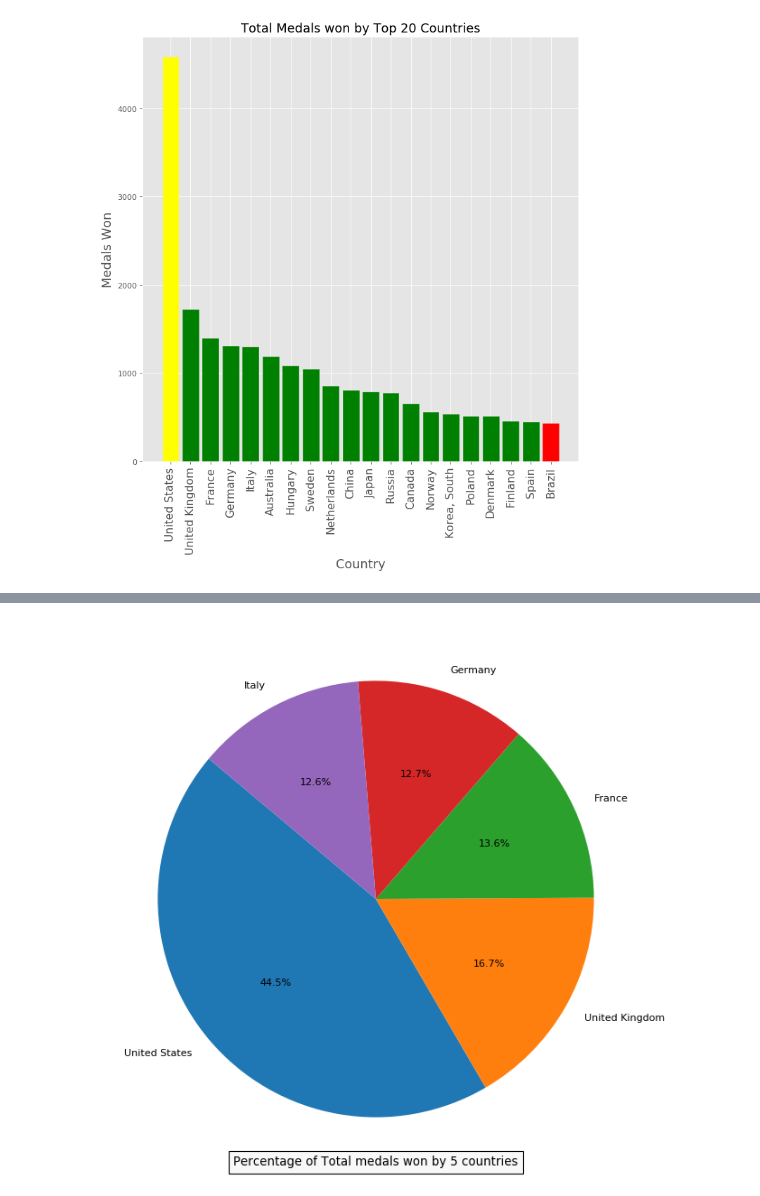
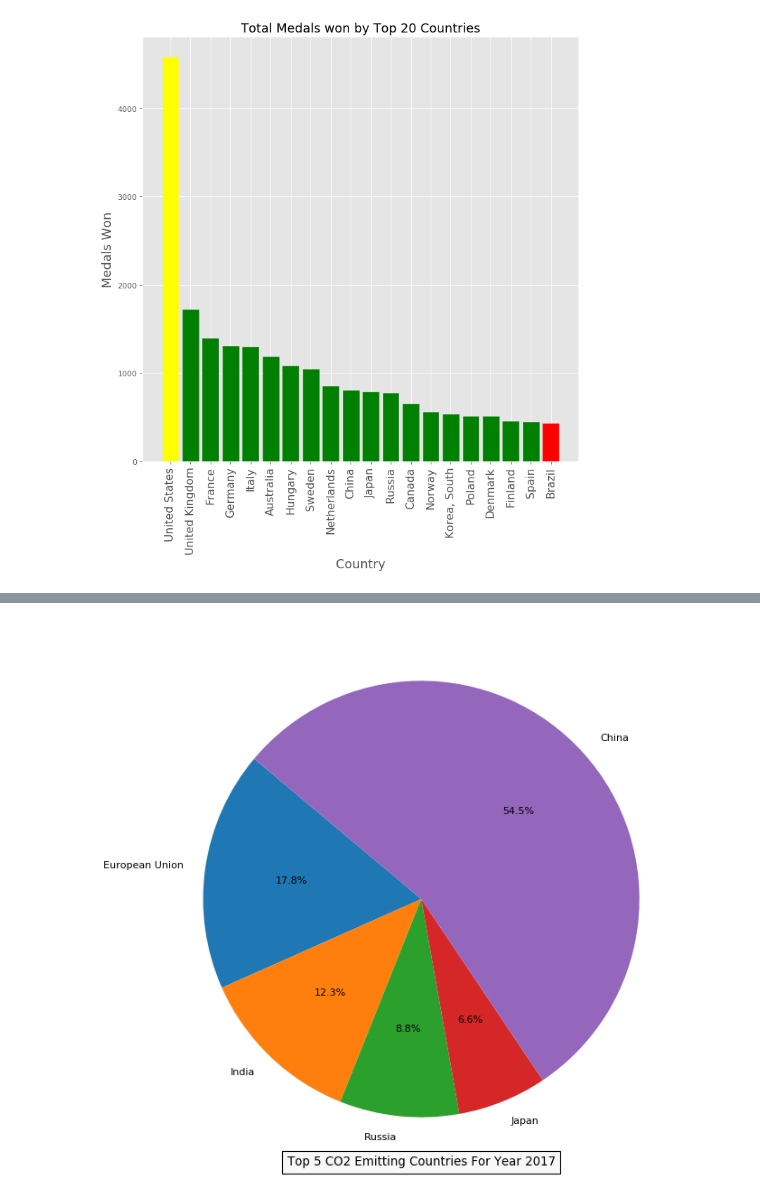
Before and after one commit to gk22aan/Applied-Data-Science-1--Assingment-1, a Jupyter notebook: Assingment_ADS_1.ipynb, the cells around one changed output, grey strips where cells are left out. Cells and saved outputs as stored; diff of their text form; code cells hidden in the pictures.

Commit message:
Changed the Pie plot Dataset

```diff
--- a/Assingment_ADS_1.ipynb
+++ b/Assingment_ADS_1.ipynb
@@ -259,4 +260,7 @@ pd.DataFrame(Total_Olympics_Medals)
+# %%
+Carbon_Emission_Data =  Carbon_Emission_Data.loc[:,['Country','Fossil CO2 emissions']]
+# %%
+Carbon_Emission_Data_Country = pd.DataFrame(Carbon_Emission_Data)
 # %%
-Total_Olympics_Medals = Total_Olympics_Medals.reset_index(drop=False)
-Total_Olympics_Medals = Total_Olympics_Medals.sort_values(by = ['Medal'], ascending = False)
-Total_Olympics_Medals = Total_Olympics_Medals.head(5)
+Carbon_Emission_Data_Country.reset_index(drop=False)
+Carbon_Emission_Data_final = Carbon_Emission_Data_Country.sort_values(by = ['Fossil CO2 emissions'], ascending = False).head(5)
@@ -273,0 +267,3 @@ Total_Olympics_Medals
+# %%
+Carbon_Emission_Data_final['Fossil CO2 emissions'] = pd.to_numeric(Carbon_Emission_Data_final['Fossil CO2 emissions'].str[:-1].astype('float64'))
+Carbon_Emission_Data_final
@@ -274,12 +277,12 @@ Total_Olympics_Medals
 # %%
 #ax1 = plt.subplot(121, aspect='equal')
 fig3=plt.figure(figsize=(10, 10), dpi= 80, facecolor='w', edgecolor='blue')
-plt.pie(Total_Olympics_Medals['Medal'], autopct='%1.1f%%', radius = 1,startangle=140, shadow=False, labels=Total_Olympics_Medals['Country'])
-plt.title("Percentage of Total medals won by 5 countries",bbox={'facecolor':'8', 'pad':5}, y = -0.0001)
+plt.pie(Carbon_Emission_Data_final['Fossil CO2 emissions'], autopct='%1.1f%%', radius = 1,startangle=140, shadow=False, labels=Carbon_Emission_Data_final['Country'])
+plt.title("Top 5 CO2 Emitting Countries For Year 2017",bbox={'facecolor':'8', 'pad':5}, y = -0.0001)
 #fig3 = plt.figure(figsize=(50,20))
 plt.show()
 # %% [output]
-[figure, old version]
+[figure, new version]
 # %%
 from matplotlib.backends.backend_pdf import PdfPages
 pp = PdfPages('Applied Data Science1- Assingment1.pdf')
```
Also changed, not shown: parts of 8 cells of this notebook.
